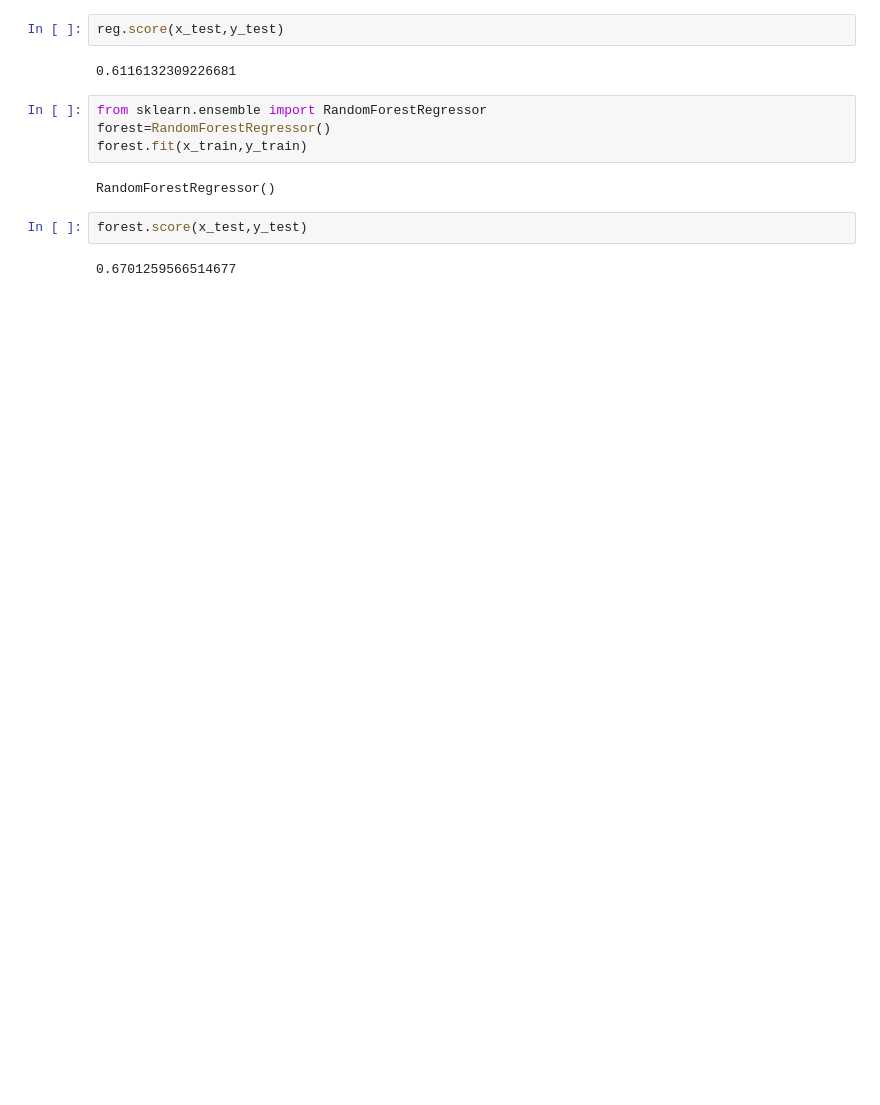
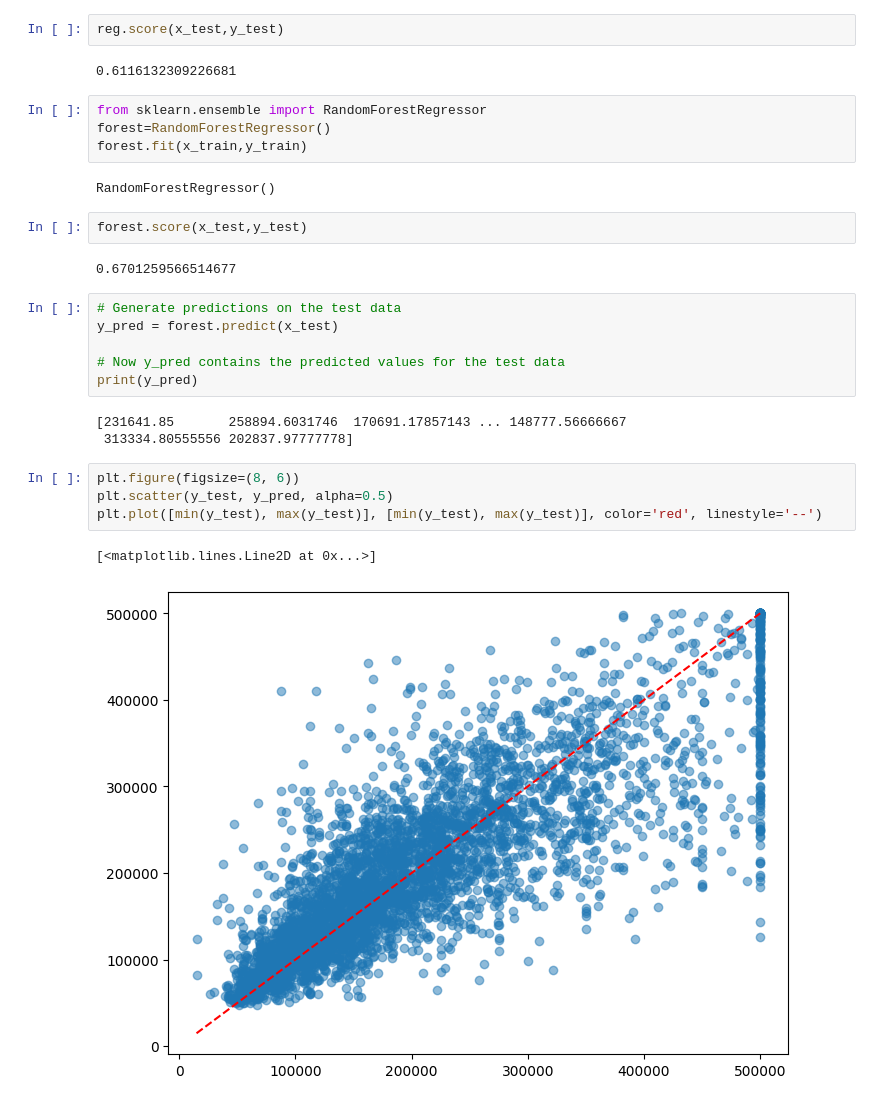
Before and after one commit to 22AmitDeo/HousingPrices, a Jupyter notebook: prediction.ipynb, the cells around one changed output. Saved outputs shown, nothing was run; the diff lists cells and outputs as text; blank space fills up the shorter version.

```diff
--- a/prediction.ipynb
+++ b/prediction.ipynb
@@ -138,3 +138,19 @@ RandomForestRegressor()
 forest.score(x_test,y_test)
 # %% [output]
 0.6701259566514677
+# %%
+# Generate predictions on the test data
+y_pred = forest.predict(x_test)
+
+# Now y_pred contains the predicted values for the test data
+print(y_pred)
+# %% [output]
+[231641.85       258894.6031746  170691.17857143 ... 148777.56666667
+ 313334.80555556 202837.97777778]
+# %%
+plt.figure(figsize=(8, 6))
+plt.scatter(y_test, y_pred, alpha=0.5)
+plt.plot([min(y_test), max(y_test)], [min(y_test), max(y_test)], color='red', linestyle='--')
+# %% [output]
+[<matplotlib.lines.Line2D at 0x...>]
+[figure, added]
```
